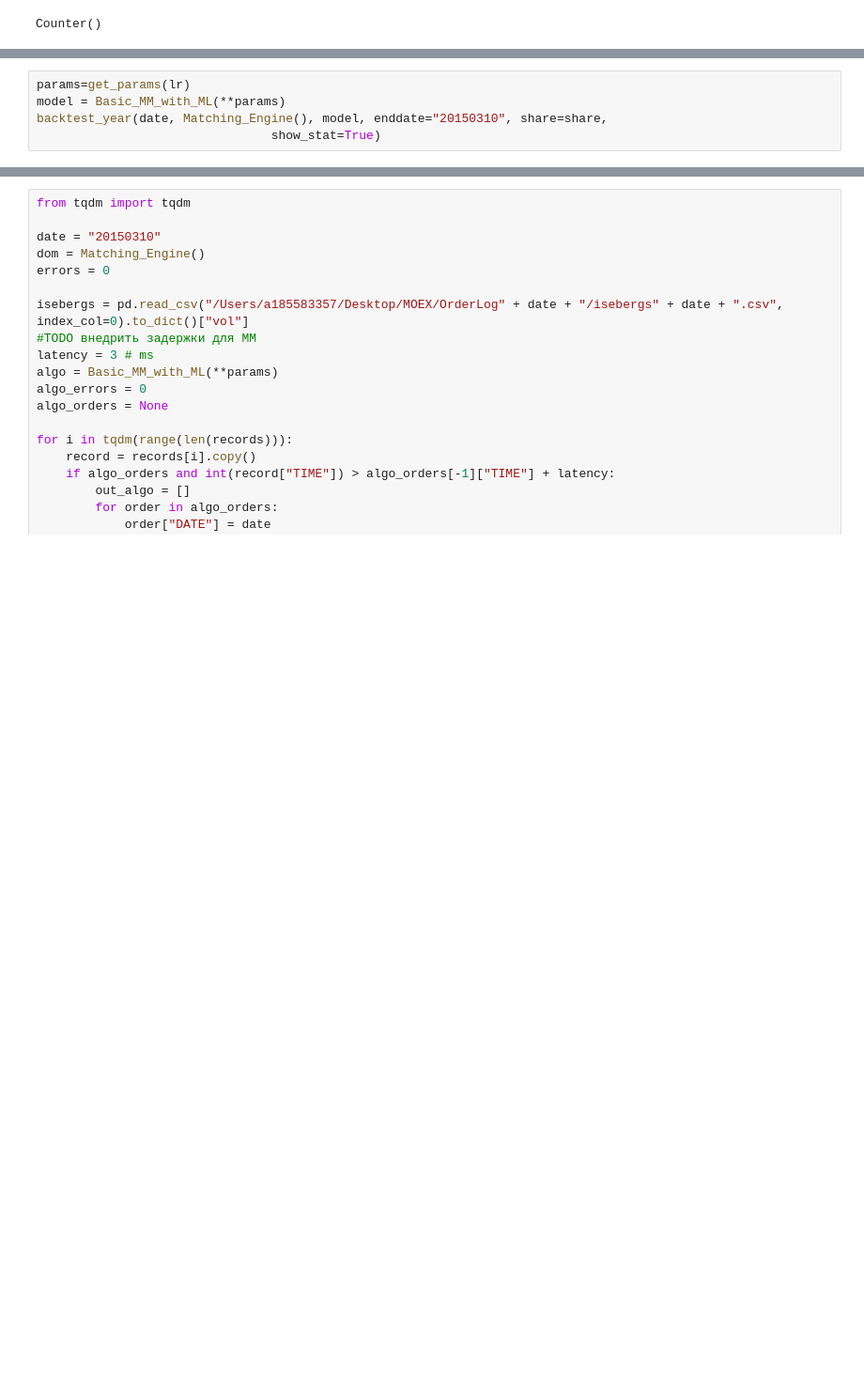
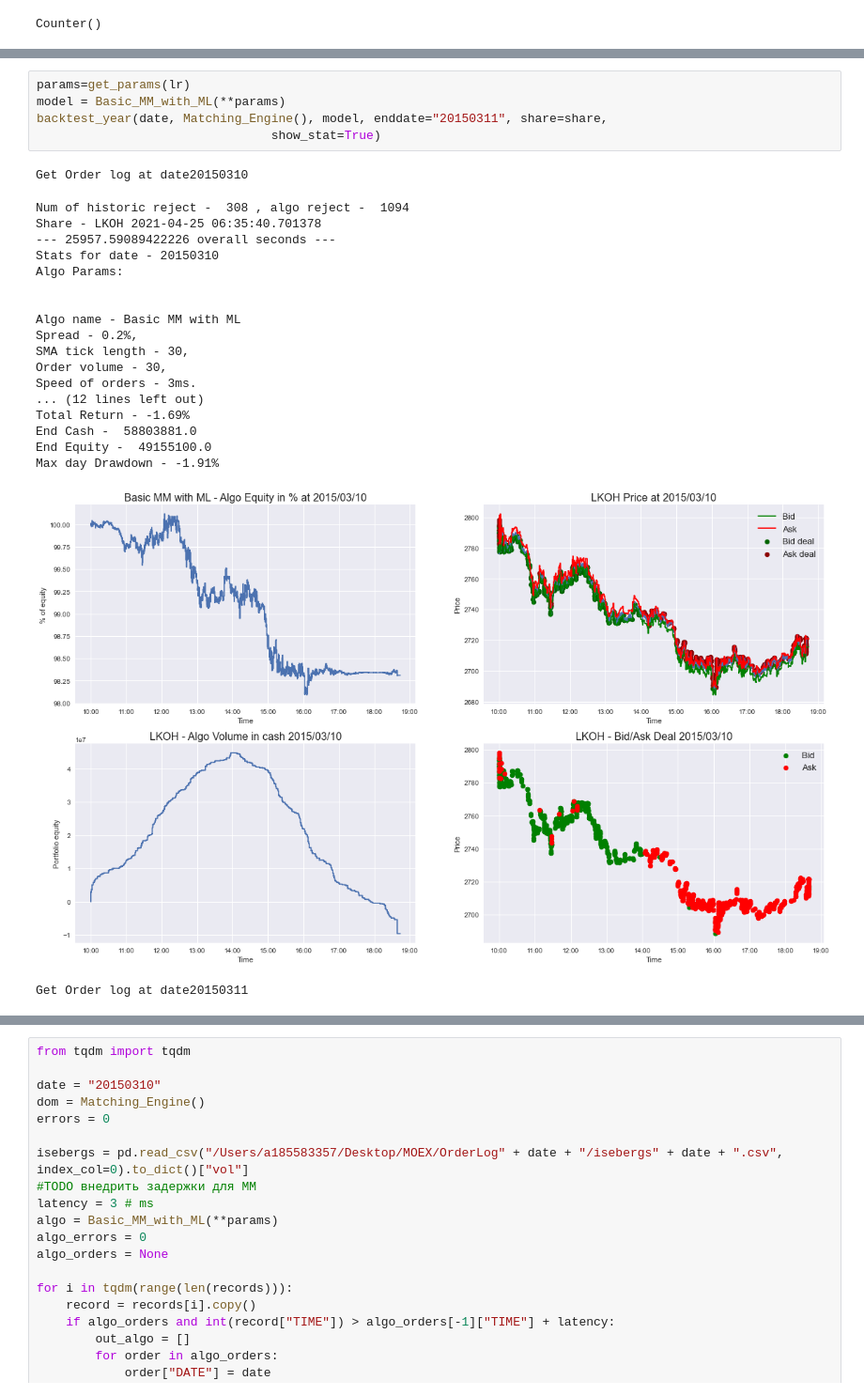
Before and after one commit to koteyevlev/MarketMakingMLAlgo, a Jupyter notebook: MLBacktest.ipynb, the cells around one changed output, grey strips where cells are left out. Shown at 94% size. Cells and saved outputs as stored; diff of their text form; blank space fills up the shorter version.

```diff
--- a/MLBacktest.ipynb
+++ b/MLBacktest.ipynb
@@ -1447,5 +1563,26 @@ Counter(model.predictions)
 # %%
 params=get_params(lr)
 model = Basic_MM_with_ML(**params)
-backtest_year(date, Matching_Engine(), model, enddate="20150310", share=share,
+backtest_year(date, Matching_Engine(), model, enddate="20150311", share=share,
                                 show_stat=True)
+# %% [output]
+Get Order log at date20150310
+Num of historic reject -  308 , algo reject -  1094
+Share - LKOH 2021-04-25 06:35:40.701378
+--- 25957.59089422226 overall seconds ---
+Stats for date - 20150310
+Algo Params:
+
+
+Algo name - Basic MM with ML
+Spread - 0.2%,
+SMA tick length - 30,
+Order volume - 30,
+Speed of orders - 3ms.
+... (12 lines left out)
+Total Return - -1.69%
+End Cash -  58803881.0
+End Equity -  49155100.0
+Max day Drawdown - -1.91%
+[figure, added]
+Get Order log at date20150311
```
Also changed, not shown: parts of 7 cells of this notebook.
